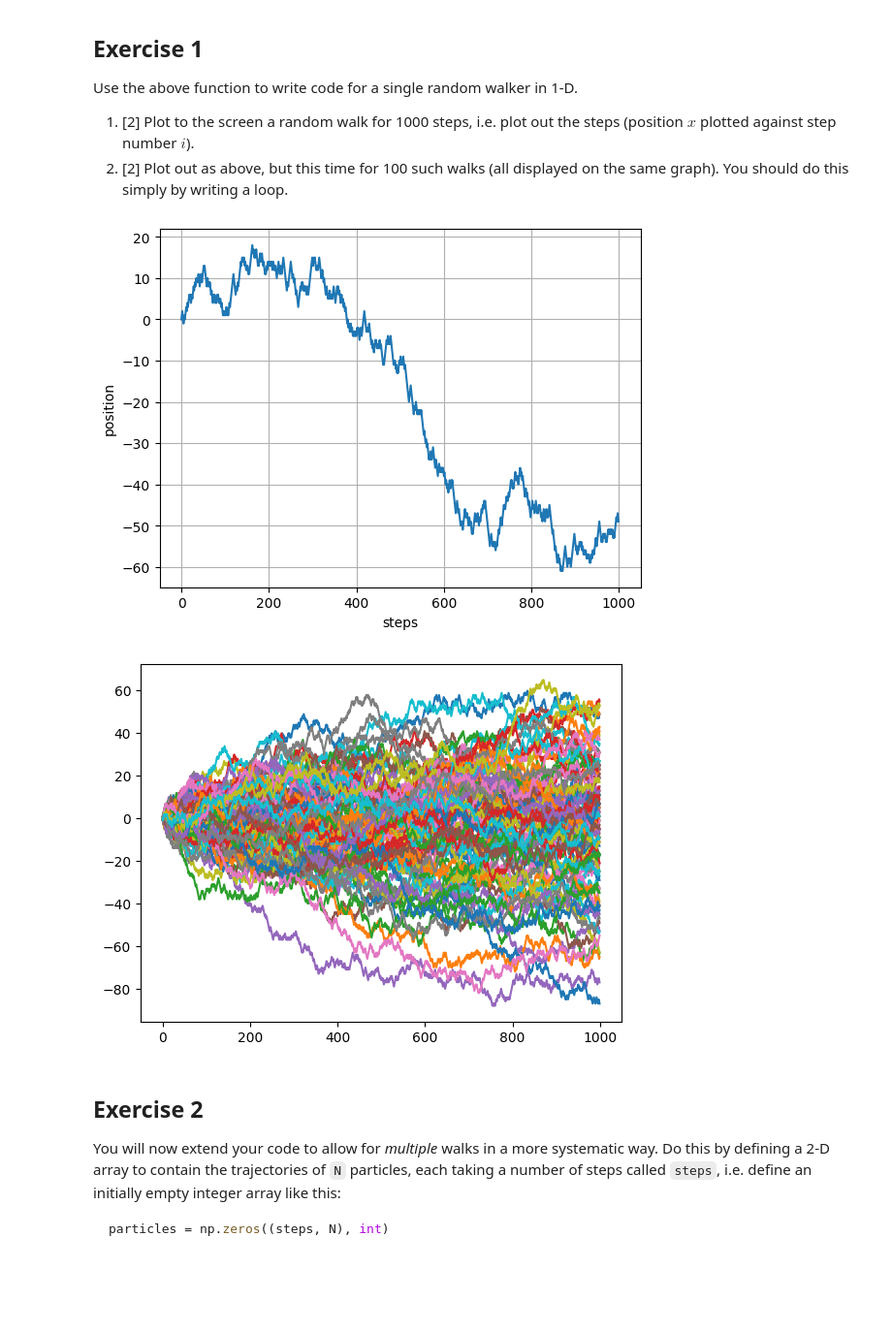
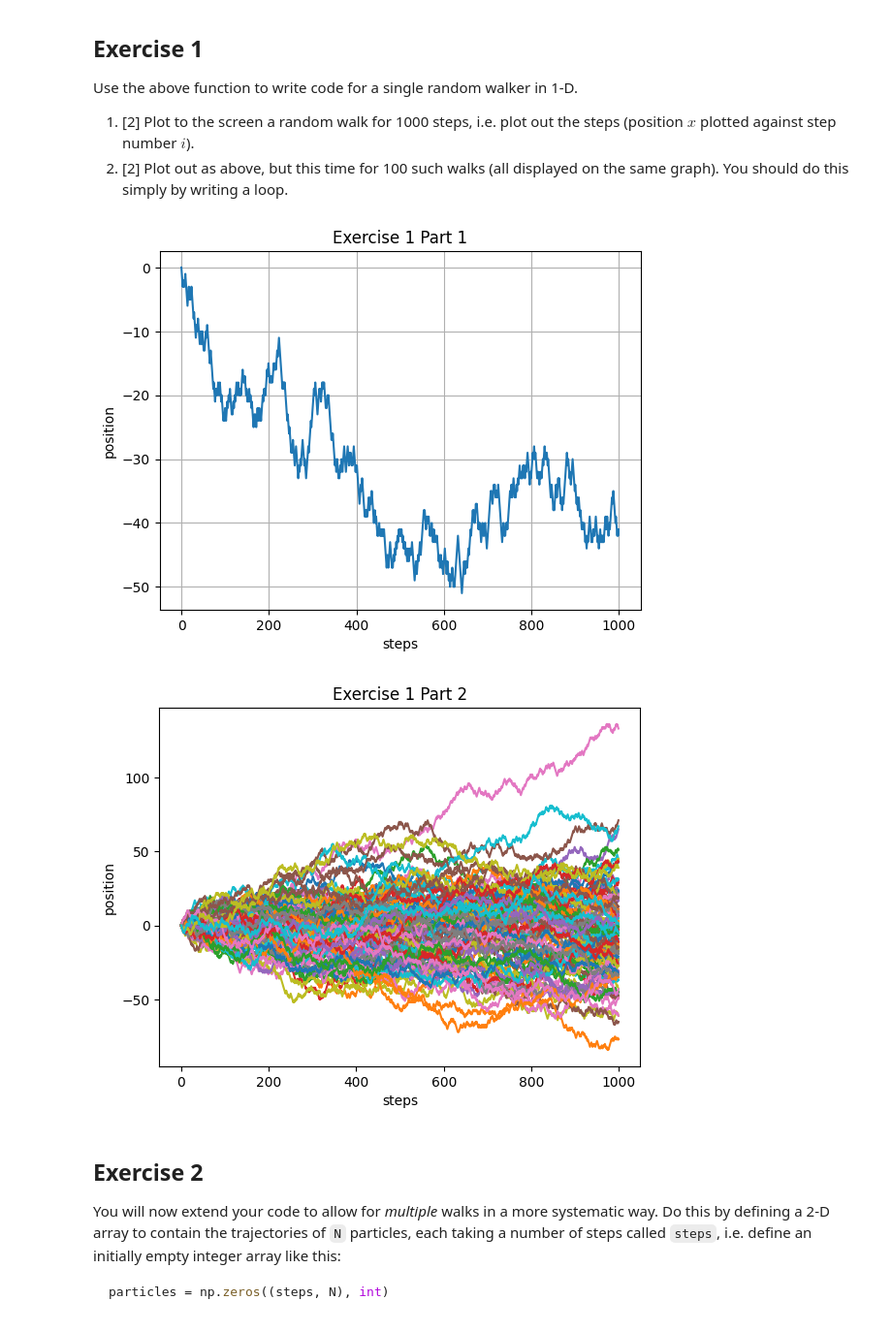
Before and after one commit to PX2145-2025/week-7-b-Billingham-Leila, a Jupyter notebook: Random_walk.ipynb, the cells around one changed output. Shown at 97% size. Drawn from its saved outputs; the diff is of its cells as text; code cells hidden in the pictures; blank space fills up the shorter version.

```diff
--- a/Random_walk.ipynb
+++ b/Random_walk.ipynb
@@ -66,36 +66,45 @@ graph). You should do this simply by writing a loop.
 # %%
 import numpy as np
 import matplotlib.pyplot as plt
 from numpy.random import random, seed
 
 # 1
 
 def random_walk(steps):
   x = np.zeros(steps, int)  # initialise the array of integers
   x[0] = 0  # start at the origin
   for i in range(1, len(x)):
         rnd = random()  # rnd selected from [0,1)
         # step left or right randomly ...
         if (rnd<0.5):
             x[i] = x[i-1] + 1  # steps right one unit
         else:
             x[i] = x[i-1] - 1 # steps left one unit
   return x
 
+
+# plotting the first part
 plt.plot(random_walk(1000))
 plt.xlabel('steps')
 plt.ylabel('position')
+plt.title('Exercise 1 Part 1')
 plt.grid()
 plt.show()
+
 #2
+
 print(" ")
 for i in range(100):
   plt.plot(random_walk(1000))
-
+  plt.xlabel('steps')
+  plt.ylabel('position')
+  plt.grid()
+  plt.title('Exercise 1 Part 2')
+# plotting the second part
 plt.show()
 # %% [output]
-[figure, old version]
+[figure, new version]
-[figure, old version]
+[figure, new version]
 # %% [markdown]
 ## Exercise 2
 You will now extend your code to allow for _multiple_ walks in a more systematic way. Do this by defining a 2-D array to contain the trajectories of `N` particles, each taking a number of steps called `steps`, i.e. define an initially empty integer array like this:
```
Also changed, not shown: parts of 4 cells of this notebook.
